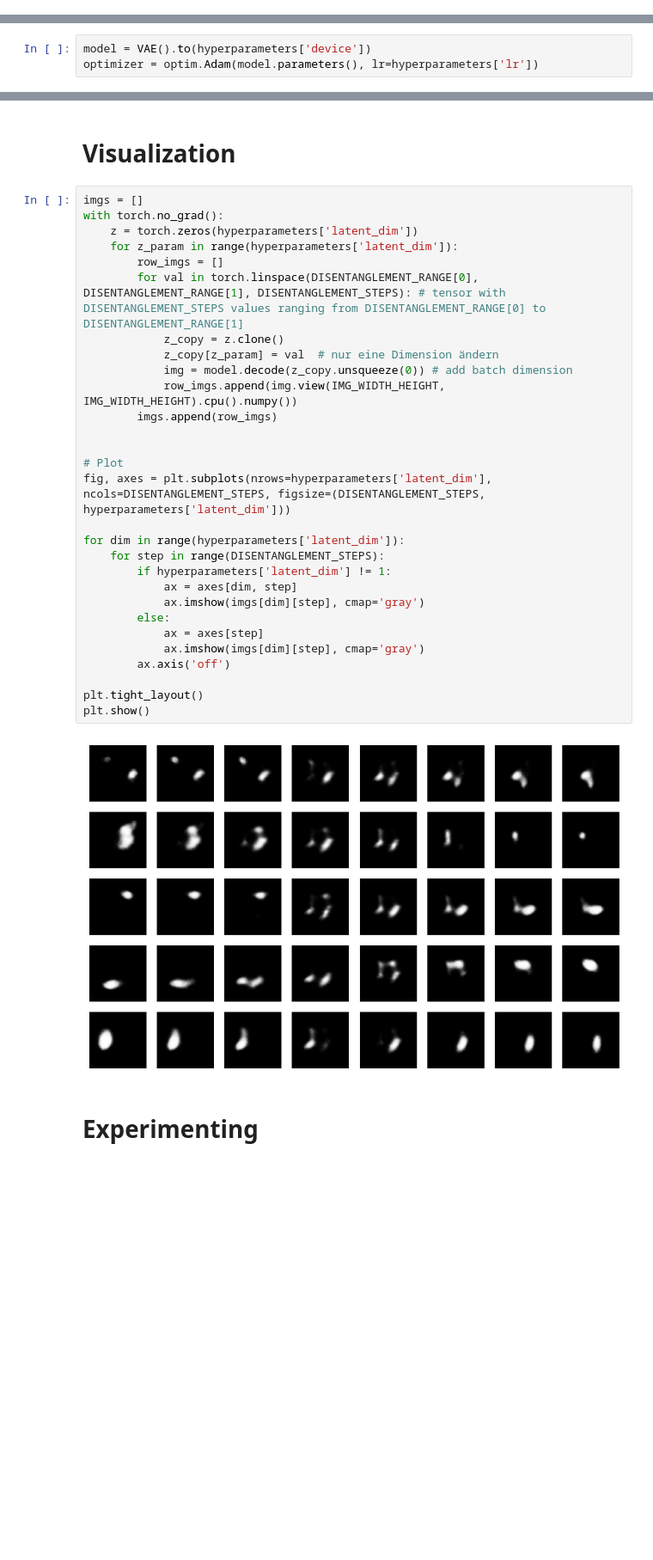
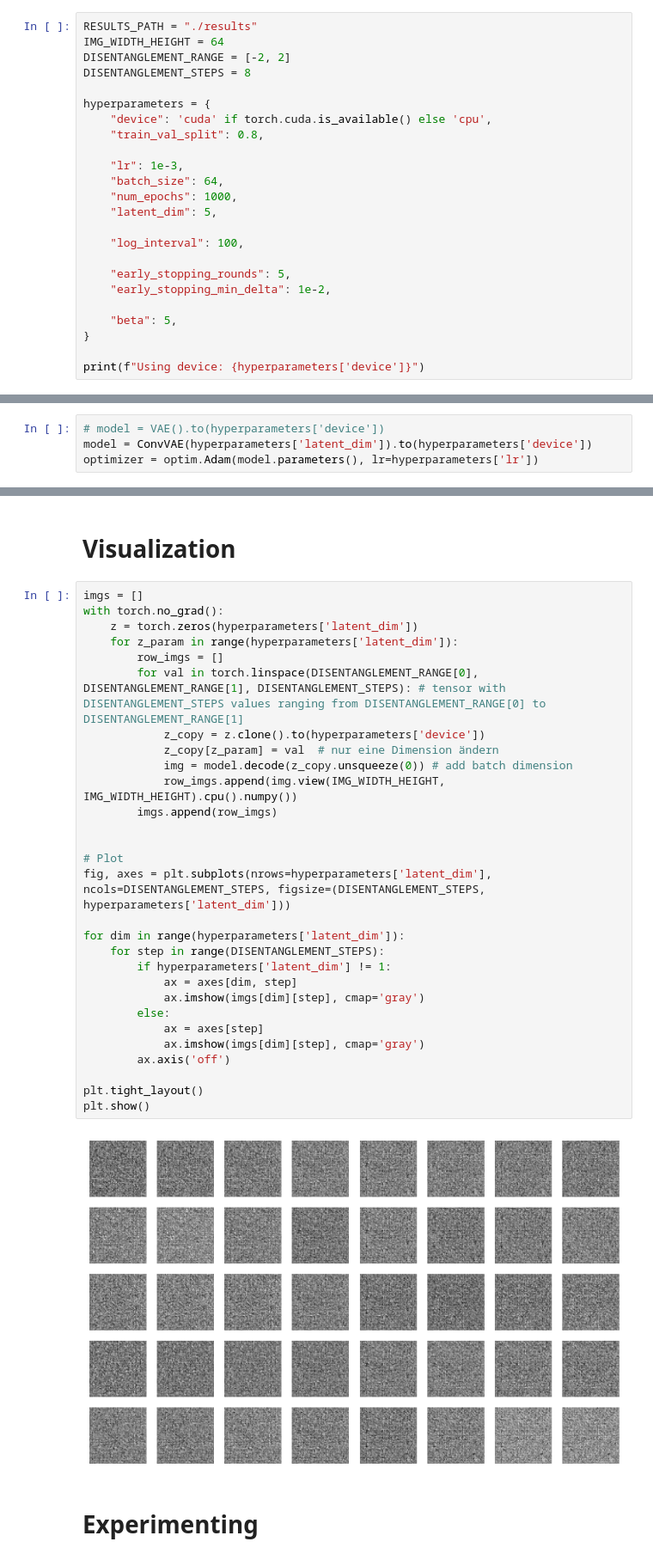
Before and after one commit to arneallwardt/Beta_VAE, a Jupyter notebook: beta_vae_dsprites.ipynb, the cells around one changed output, grey strips where cells are left out. Shown: that part at 86% size. Cells and saved outputs as stored; diff of their text form; blank space fills up the shorter version.

Commit message:
wip: ConvVAE

```diff
--- a/beta_vae_dsprites.ipynb
+++ b/beta_vae_dsprites.ipynb
@@ -32,0 +15,24 @@ hyperparameters = {
+# %%
+RESULTS_PATH = "./results"
+IMG_WIDTH_HEIGHT = 64
+DISENTANGLEMENT_RANGE = [-2, 2]
+DISENTANGLEMENT_STEPS = 8
+
+hyperparameters = {
+    "device": 'cuda' if torch.cuda.is_available() else 'cpu',
+    "train_val_split": 0.8,
+
+    "lr": 1e-3,
+    "batch_size": 64,
+    "num_epochs": 1000,
+    "latent_dim": 5,
+
+    "log_interval": 100,
+
+    "early_stopping_rounds": 5,
+    "early_stopping_min_delta": 1e-2,
+
+    "beta": 5,
+}
+
+print(f"Using device: {hyperparameters['device']}")
@@ -113,5 +179,6 @@ class VAE(nn.Module):
 # %%
-model = VAE().to(hyperparameters['device'])
+# model = VAE().to(hyperparameters['device'])
+model = ConvVAE(hyperparameters['latent_dim']).to(hyperparameters['device'])
 optimizer = optim.Adam(model.parameters(), lr=hyperparameters['lr'])
 # %% [markdown]
 # Training functions
@@ -264,34 +333,34 @@ plt.show()
 # %%
 imgs = []
 with torch.no_grad():
     z = torch.zeros(hyperparameters['latent_dim'])
     for z_param in range(hyperparameters['latent_dim']):
         row_imgs = []
         for val in torch.linspace(DISENTANGLEMENT_RANGE[0], DISENTANGLEMENT_RANGE[1], DISENTANGLEMENT_STEPS): # tensor with DISENTANGLEMENT_STEPS values ranging from DISENTANGLEMENT_RANGE[0] to DISENTANGLEMENT_RANGE[1]
-            z_copy = z.clone()
+            z_copy = z.clone().to(hyperparameters['device'])
             z_copy[z_param] = val  # nur eine Dimension ändern
             img = model.decode(z_copy.unsqueeze(0)) # add batch dimension
             row_imgs.append(img.view(IMG_WIDTH_HEIGHT, IMG_WIDTH_HEIGHT).cpu().numpy())
         imgs.append(row_imgs)
 
 
 # Plot
 fig, axes = plt.subplots(nrows=hyperparameters['latent_dim'], ncols=DISENTANGLEMENT_STEPS, figsize=(DISENTANGLEMENT_STEPS, hyperparameters['latent_dim']))
 
 for dim in range(hyperparameters['latent_dim']):
     for step in range(DISENTANGLEMENT_STEPS):
         if hyperparameters['latent_dim'] != 1:
             ax = axes[dim, step]
             ax.imshow(imgs[dim][step], cmap='gray')
         else:
             ax = axes[step]
             ax.imshow(imgs[dim][step], cmap='gray')
         ax.axis('off')
 
 plt.tight_layout()
 plt.show()
 # %% [output]
-[figure, old version]
+[figure, new version]
 # %% [markdown]
 # Experimenting
 # %%
```
Also changed, not shown: parts of 6 cells of this notebook, 1 other file.
